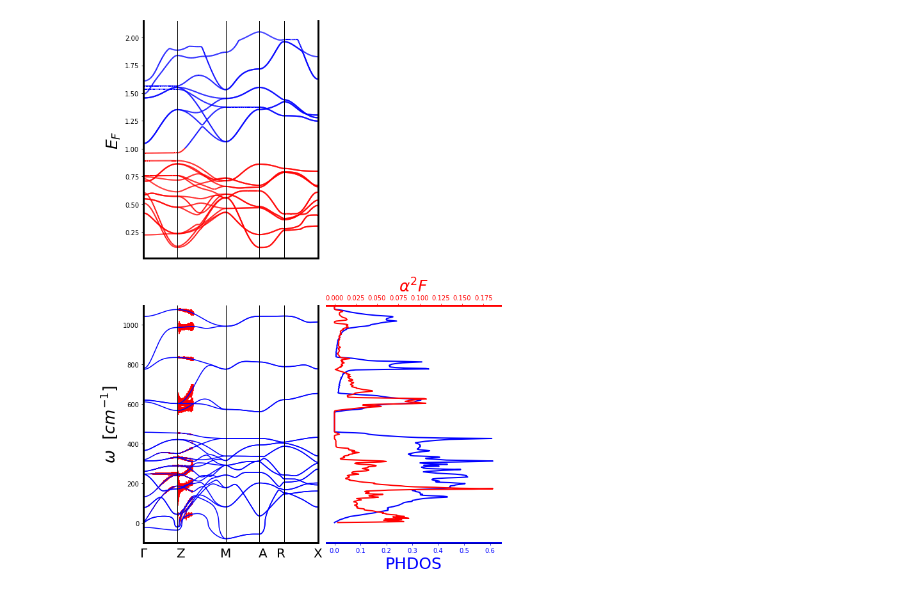
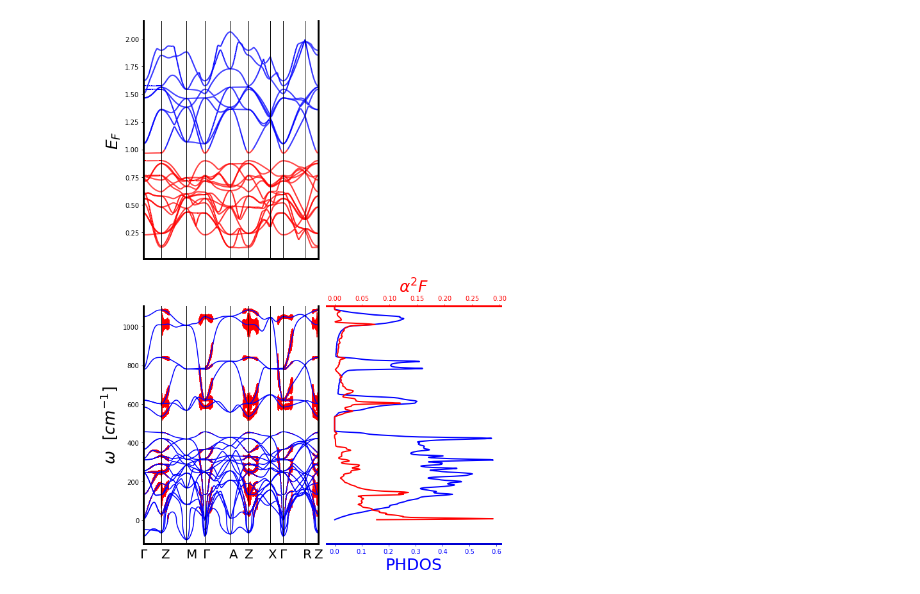
Before and after one commit to noemas/WO3, a Jupyter notebook: EPC/coupling_plots.ipynb, the cells around one changed output. Saved outputs shown, nothing was run; the diff lists cells and outputs as text; code cells hidden in the pictures.

```diff
--- a/EPC/coupling_plots.ipynb
+++ b/EPC/coupling_plots.ipynb
@@ -7,19 +7,19 @@ import matplotlib.pyplot as plt
 from matplotlib.collections import LineCollection
 
 #name of the file containing the electron bands calculated by pw.x
-pwx_file = 'P4nmm_e007_vc/P4nmm_e007_vc.bands.dat.gnu'
+pwx_file = 'P4nmm_e003_vc/P4nmm_e003_vc.bands.dat.gnu'
 
 #name of the file containing the phonon dispersion calculated by ph.x
-phx_file = 'P4nmm_e007_vc/P4nmm_e007_vc.freq.gp'
+phx_file = 'P4nmm_e003_vc/P4nmm_e003_vc.freq.gp'
 
 #name of the file containing the Wannier-interpolated phonon dispersion and linewidth calculated by epw.x
-epwx_file = 'P4nmm_e007_vc/linewidth.phself_bands'
+epwx_file = 'P4nmm_e003_vc/linewidth.phself_bands'
 
 #name of phdos file
-phdos_file = "P4nmm_e007_vc/P4nmm_e007_vc.phdos.01"
+phdos_file = "P4nmm_e003_vc/P4nmm_e003_vc.phdos.01"
 
 #name of a2F file
-a2f_file = "P4nmm_e007_vc/P4nmm_e007_vc.a2f.01"
+a2f_file = "P4nmm_e003_vc/P4nmm_e003_vc.a2f.01"
 
 #indices of bands to plot
 iband = np.array([30, 55])
@@ -37,10 +37,10 @@ hisym_points = ['G 0 0 0',
                ]
 
 #define high symmetry lines path
-hisym_path = ['G', 'Z', 'M', 'A', 'R', 'X']
+hisym_path = ['G', 'Z', 'M', 'G', 'A', 'Z', 'X', 'G', 'R', 'Z']
 
 #index for smearing column for phdos and a2F files (starting at 0)
-smearing = 5
+ismear = 8
 
 #____________________________________________________________________________________#
 #____________________________________________________________________________________#
@@ -188,6 +188,8 @@ for i in range(iband[0], iband[1]):
     ax.spines['bottom'].set_linewidth(3)
     ax.spines['right'].set_linewidth(3)
 
+#plt.figure(222, figsize = [20, 20])
+#ax2 = plt.gca()
 ax2 = plt.subplot(2,2,3)
 for i in range(0, nbranch):
     #plot epwx dispersion
@@ -201,7 +203,7 @@ for i in range(0, nbranch):
     ax2.set_ylim([wmin,wmax])
     ax2.set_ylabel("$\omega \ \ [cm^{-1}]$", fontsize=25)
     ax2.tick_params(axis='x', bottom=False, labelbottom=True, labelsize=20)
-    labels=['$\Gamma$', 'Z', 'M', 'A', 'R', 'X']
+    labels=['$\Gamma$', 'Z', 'M', '$\Gamma$', 'A', 'Z', 'X', '$\Gamma$', 'R', 'Z']
     ax2.set_xticklabels(labels)
     ax2.set_xticks(hisym_loc_cryst)
     ax2.spines['top'].set_visible(False)
@@ -215,33 +217,33 @@ for line in hisym_loc:
 for line in hisym_loc:
     ax2.axvline(x=line,linewidth=1, color='k')
 
 
 ax3 = plt.subplot(2,2,4)
-ax3.plot(phdos[:,smearing], phdos[:,0], linewidth=2, color='b')
+ax3.plot(phdos[:,ismear], phdos[:,0], linewidth=2, color='b')
 
 ax3.set_ylim([wmin,wmax])
 ax3.spines['right'].set_visible(False)
 ax3.spines['left'].set_visible(False)
 ax3.spines['bottom'].set_linewidth(3)
 ax3.spines['bottom'].set_color('b')
 ax3.tick_params(axis='y', left=False, labelleft=False, labelsize=20, color='b')
 ax3.tick_params(axis='x', colors='blue')
 ax3.set_xlabel('PHDOS', fontsize=25, color='b')
 
 ax4 = ax3.twiny()
-ax4.plot(a2f[:,smearing], a2f[:,0], linewidth=2, color='r')
+ax4.plot(a2f[:,ismear], a2f[:,0], linewidth=2, color='r')
 
 ax4.set_ylim([wmin,wmax])
 ax4.spines['right'].set_visible(False)
 ax4.spines['left'].set_visible(False)
 ax4.spines['top'].set_linewidth(3)
 ax4.spines['top'].set_color('r')
 ax4.tick_params(axis='y', left=False, labelleft=False, labelsize=20, color='r')
 ax4.tick_params(axis='x', colors='red')
 ax4.set_xlabel(r'$\alpha^2F$', fontsize=25, color='r')
 
 plt.subplots_adjust(wspace=0.05)
 
 plt.savefig('phlw.eps', bbox_inches='tight')
 # %% [output]
-[figure, old version]
+[figure, new version]
```
Also changed, not shown: parts of 3 cells of this notebook, 33 other files.
